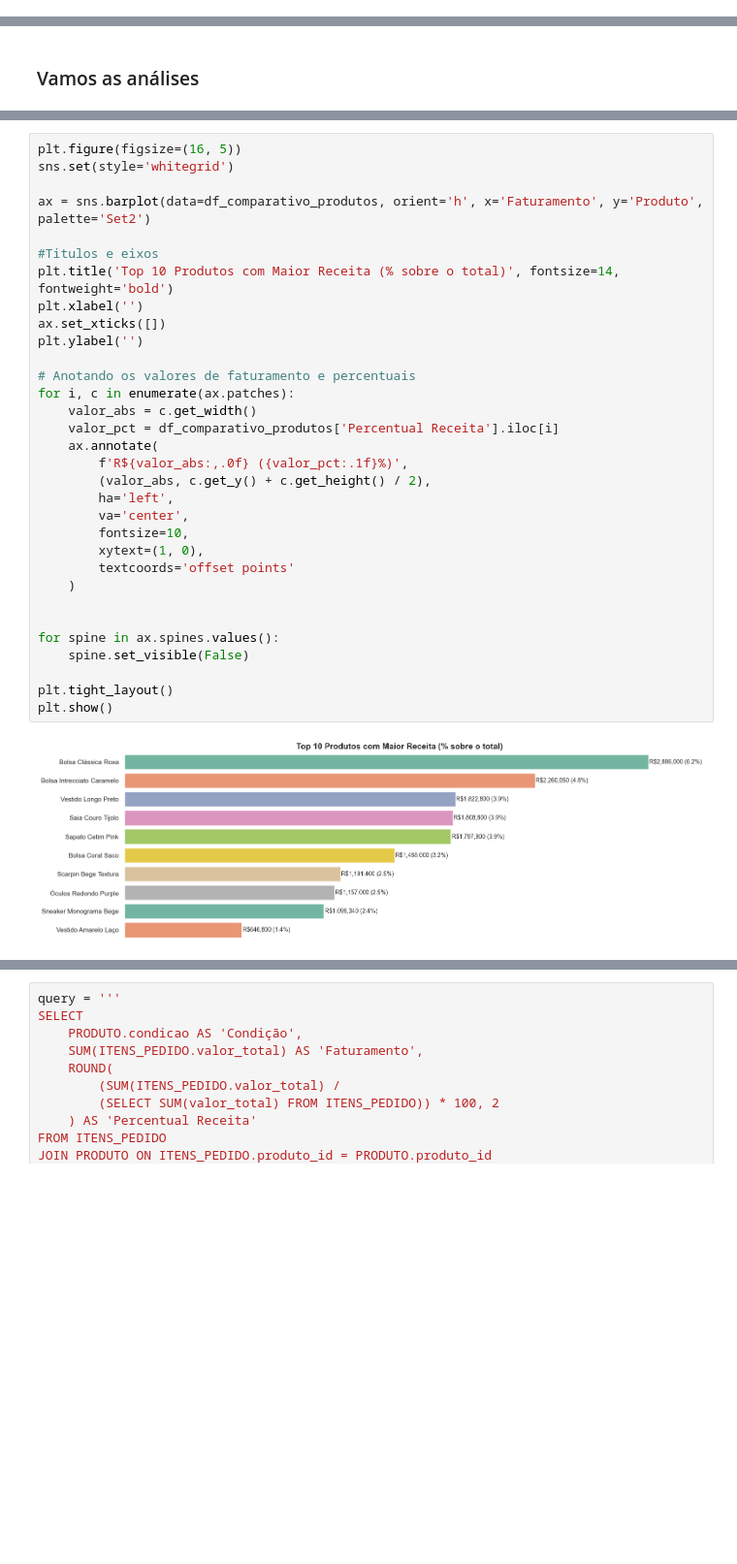
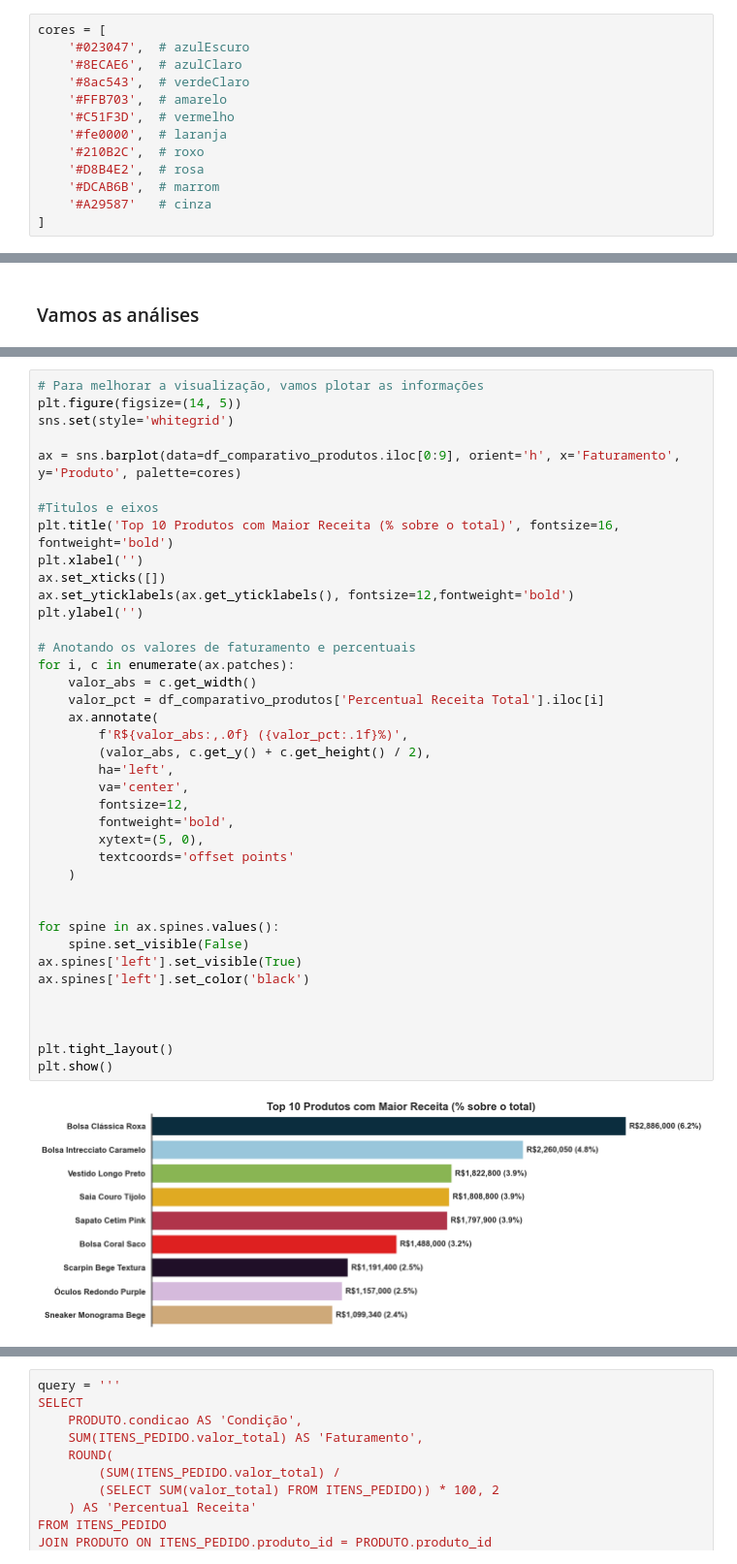
Before and after one commit to PedroCanhete/Dashboard-Vendas, a Jupyter notebook: projetoVendasECommerce.ipynb, the cells around one changed output, grey strips where cells are left out. Shown at 97% size. Cells and saved outputs as stored; diff of their text form; blank space fills up the shorter version.

```diff
--- a/projetoVendasECommerce.ipynb
+++ b/projetoVendasECommerce.ipynb
@@ -91,0 +78,13 @@ Importaremos as bases de dados abaixo para tratamento e visualização
+# %%
+cores = [
+    '#023047',  # azulEscuro
+    '#8ECAE6',  # azulClaro
+    '#8ac543',  # verdeClaro
+    '#FFB703',  # amarelo
+    '#C51F3D',  # vermelho
+    '#fe0000',  # laranja
+    '#210B2C',  # roxo
+    '#D8B4E2',  # rosa
+    '#DCAB6B',  # marrom
+    '#A29587'   # cinza
+]
@@ -624,34 +643,41 @@ sql_df(query)
 # %%
-plt.figure(figsize=(16, 5))
+# Para melhorar a visualização, vamos plotar as informações
+plt.figure(figsize=(14, 5))
 sns.set(style='whitegrid')
 
-ax = sns.barplot(data=df_comparativo_produtos, orient='h', x='Faturamento', y='Produto', palette='Set2')
+ax = sns.barplot(data=df_comparativo_produtos.iloc[0:9], orient='h', x='Faturamento', y='Produto', palette=cores)
 
 #Titulos e eixos
-plt.title('Top 10 Produtos com Maior Receita (% sobre o total)', fontsize=14, fontweight='bold')
+plt.title('Top 10 Produtos com Maior Receita (% sobre o total)', fontsize=16, fontweight='bold')
 plt.xlabel('')
 ax.set_xticks([])
+ax.set_yticklabels(ax.get_yticklabels(), fontsize=12,fontweight='bold')
 plt.ylabel('')
 
 # Anotando os valores de faturamento e percentuais
 for i, c in enumerate(ax.patches):
     valor_abs = c.get_width()
-    valor_pct = df_comparativo_produtos['Percentual Receita'].iloc[i]
+    valor_pct = df_comparativo_produtos['Percentual Receita Total'].iloc[i]
     ax.annotate(
         f'R${valor_abs:,.0f} ({valor_pct:.1f}%)',
         (valor_abs, c.get_y() + c.get_height() / 2),
         ha='left',
         va='center',
-        fontsize=10,
-        xytext=(1, 0),
+        fontsize=12,
+        fontweight='bold',
+        xytext=(5, 0),
         textcoords='offset points'
     )
 
 
 for spine in ax.spines.values():
     spine.set_visible(False)
+ax.spines['left'].set_visible(True)
+ax.spines['left'].set_color('black')
+
+
 
 plt.tight_layout()
 plt.show()
 # %% [output]
-[figure, old version]
+[figure, new version]
```
Also changed, not shown: parts of 55 cells of this notebook, 1 other file.
